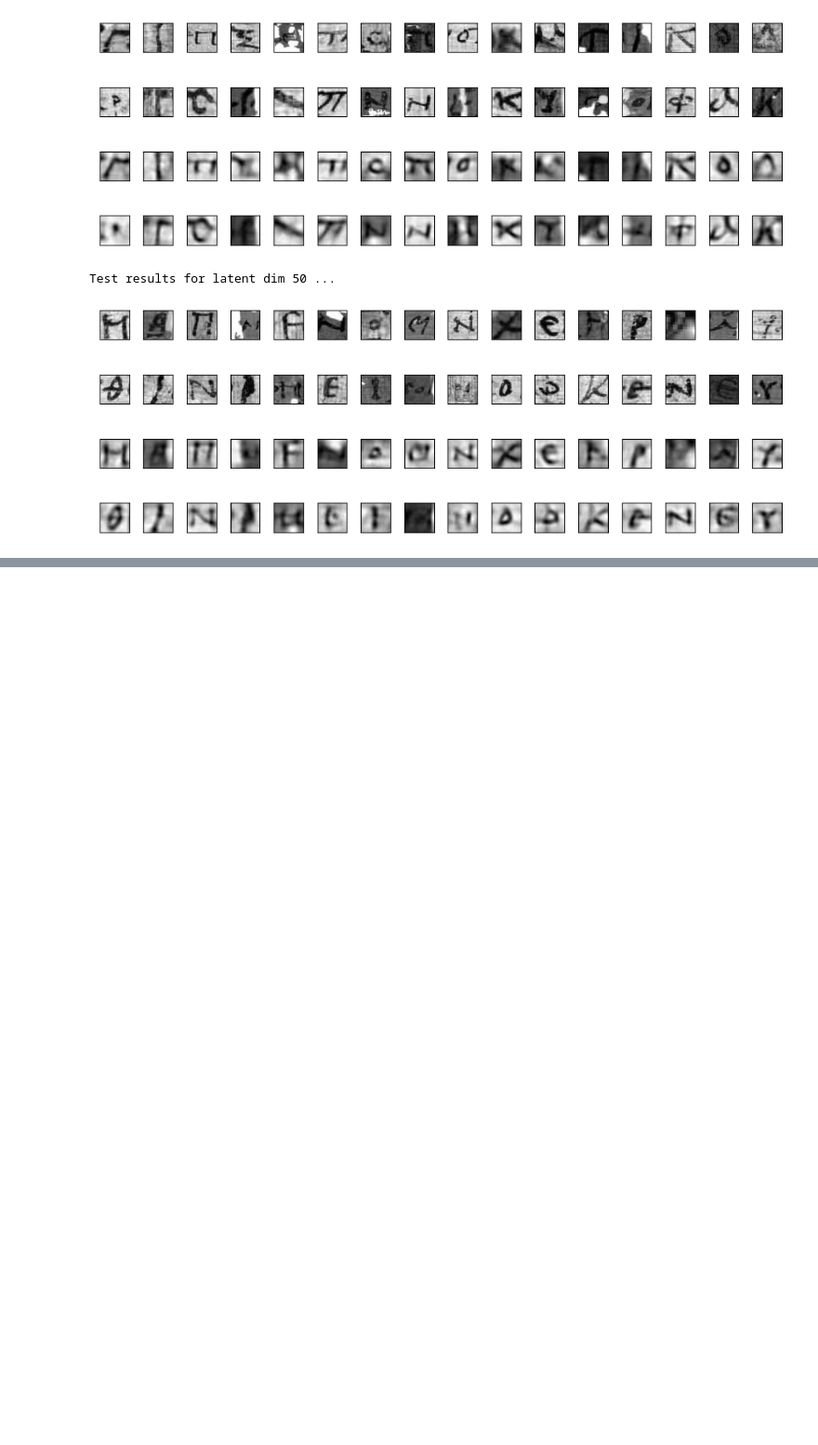
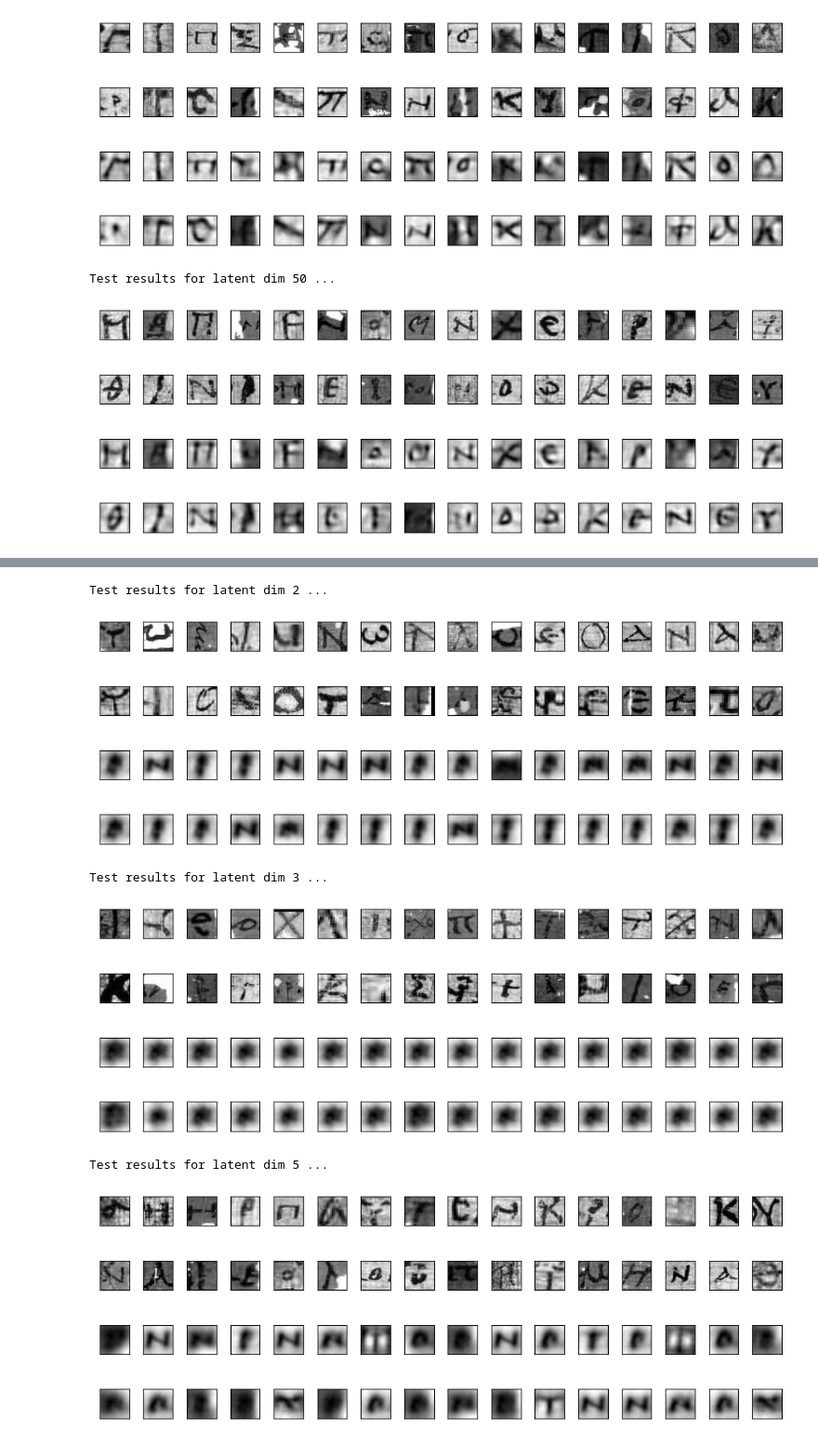
Before and after one commit to Wishmitha/Vesuvius, a Jupyter notebook: alpub_autoencoder/alpub_autoencoder.ipynb, the cells around one changed output, grey strips where cells are left out. Shown at 93% size. Saved outputs shown, nothing was run; the diff lists cells and outputs as text; code cells hidden in the pictures; blank space fills up the shorter version.

Commit message:
Implement an extra layer for autoencoder and evaluate results

```diff
--- a/alpub_autoencoder/alpub_autoencoder.ipynb
+++ b/alpub_autoencoder/alpub_autoencoder.ipynb
@@ -691,5 +746,5 @@ for latent_dim in [2,3,5]: # train for [2,5,10,25,50] latent dims
 # %%
-for latent_dim in [2,5,10,25,50]: # evaluate for [2,5,10,25,50] latent dims
+for latent_dim in [2,3,5]: # evaluate for [2,3,5] latent dims
 
     print('Test results for latent dim', latent_dim, '...')
 
@@ -698,30 +753,37 @@ for latent_dim in [2,5,10,25,50]: # evaluate for [2,5,10,25,50] latent dims
     model.eval()
 
     test_loader = DataLoader(test_dataset, batch_size=batch_size, shuffle=True)
 
     # Get a batch of test data
     test_batch = next(iter(test_loader))
     test_images, _ = test_batch
 
     # Pass the test data through the model
     with torch.no_grad():
         reconstructions = model(test_images)
 
     # Plot the original images and their reconstructions
     fig, axes = plt.subplots(nrows=4, ncols=batch_size // 4, figsize=(10, 4))
     for i, ax in enumerate(axes.flat):
         if i < batch_size // 2:
             # Plot original image
             ax.imshow(test_images[i].cpu().numpy().reshape(70, 70), cmap='gray')
             ax.set_xticks([])
             ax.set_yticks([])
 
         else:
             # Plot reconstructed image
             ax.imshow(reconstructions[i - batch_size // 2].cpu().numpy().reshape(70, 70), cmap='gray')
             ax.set_xticks([])
             ax.set_yticks([])
 
 
     plt.tight_layout()
     plt.show()
+# %% [output]
+Test results for latent dim 2 ...
+[figure, added]
+Test results for latent dim 3 ...
+[figure, added]
+Test results for latent dim 5 ...
+[figure, added]
```
Also changed, not shown: parts of 1 cell of this notebook, 3 other files.
